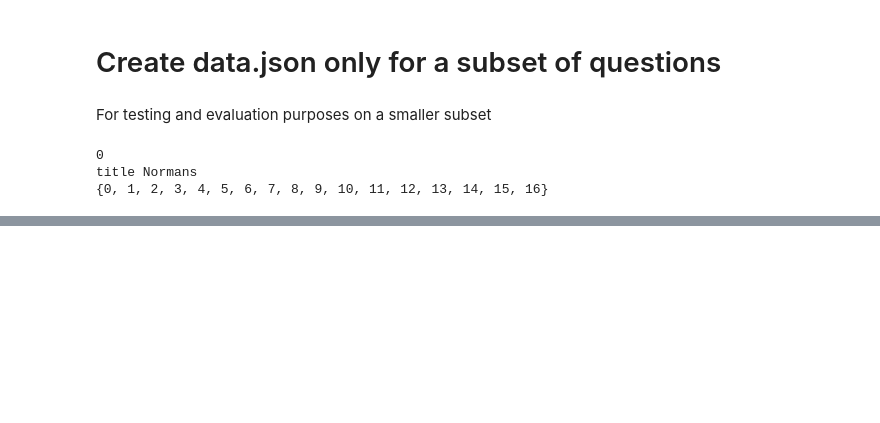
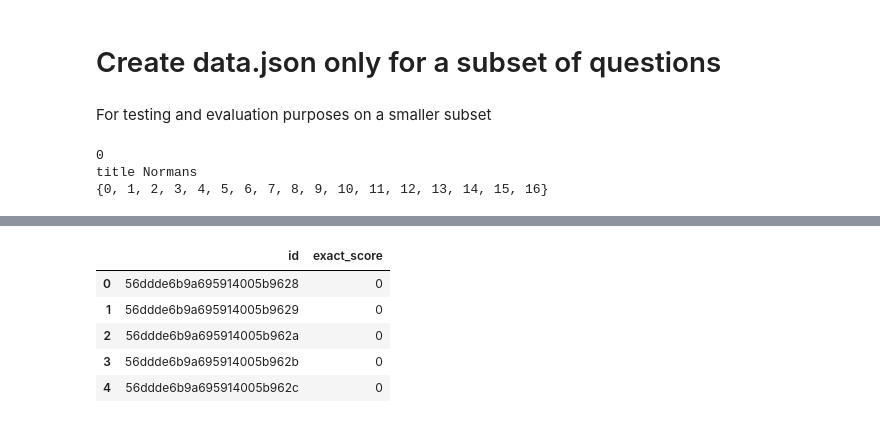
Before and after one commit to mariadancianu/RAG-Optimization, a Jupyter notebook: nb_experiments.ipynb, the cells around one changed output, grey strips where cells are left out. Saved outputs shown, nothing was run; the diff lists cells and outputs as text; code cells hidden in the pictures; blank space fills up the shorter version.

```diff
--- a/nb_experiments.ipynb
+++ b/nb_experiments.ipynb
@@ -519,0 +544,16 @@ with open("data_updated.json", "w") as f:
+# %%
+filename = "exact_thresh_by_qid.json"
+with open(filename, "rb") as f:
+    exact_scores = json.load(f)
+
+df_scores_exact = pd.DataFrame.from_dict(exact_scores, orient="index", columns=["exact_score"])
+df_scores_exact.index.name = "id"
+df_scores_exact.reset_index(inplace=True, drop=False)
+df_scores_exact.head()
+# %% [output]
+|  | id | exact_score |
+| 0 | 56ddde6b9a695914005b9628 | 0 |
+| 1 | 56ddde6b9a695914005b9629 | 0 |
+| 2 | 56ddde6b9a695914005b962a | 0 |
+| 3 | 56ddde6b9a695914005b962b | 0 |
+| 4 | 56ddde6b9a695914005b962c | 0 |
```
Also changed, not shown: parts of 10 cells of this notebook, 4 other files.
